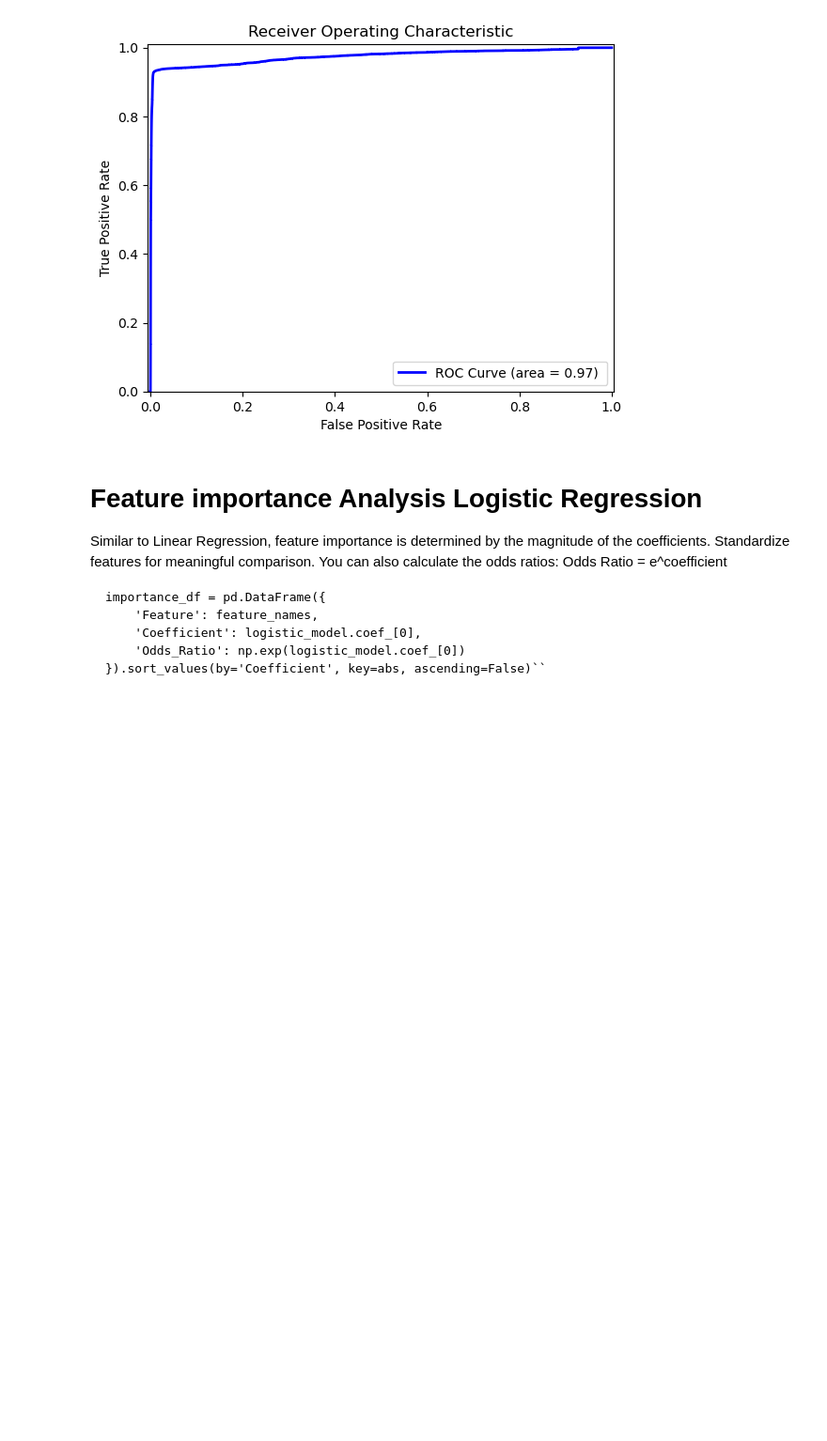
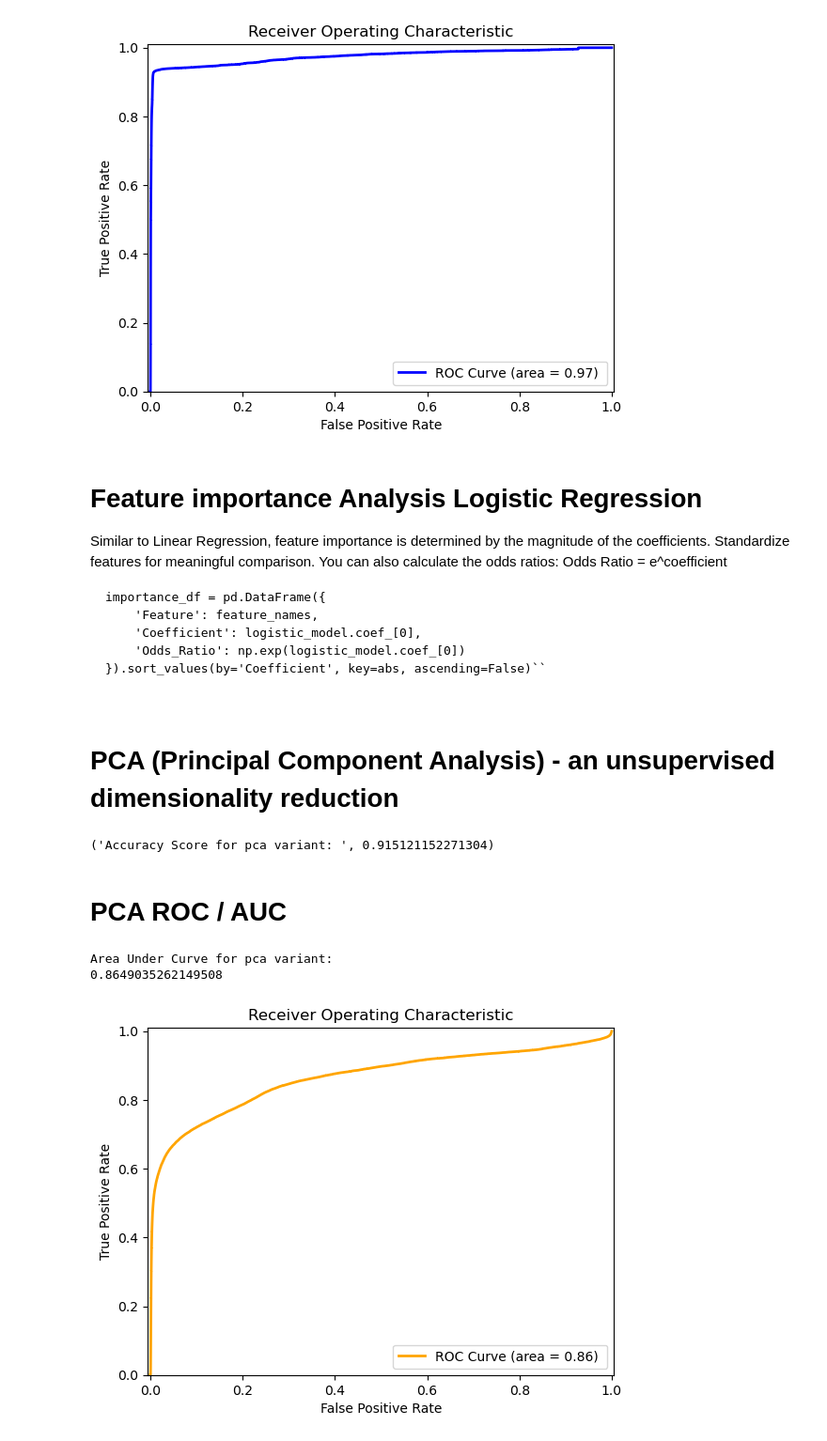
Before and after one commit to yliu160/CS4661_Project, a Jupyter notebook: Logistic Regression.ipynb, the cells around one changed output. Shown at 94% size. Saved outputs shown, nothing was run; the diff lists cells and outputs as text; code cells hidden in the pictures; blank space fills up the shorter version.

```diff
--- a/Logistic Regression.ipynb
+++ b/Logistic Regression.ipynb
@@ -64,3 +64,57 @@ importance_df = pd.DataFrame({
     'Coefficient': logistic_model.coef_[0],
     'Odds_Ratio': np.exp(logistic_model.coef_[0])
 }).sort_values(by='Coefficient', key=abs, ascending=False)``
+# %% [markdown]
+# PCA (Principal Component Analysis) - an unsupervised dimensionality reduction
+# %%
+pca = PCA(n_components = 10)
+X_Train_pca = pca.fit_transform(X_train_balanced)
+X_Test_pca = pca.transform(X_test_balanced)
+# %%
+#Instantiating LogisticRegressionClassifier object
+ccfd_logisticregression_pca = linear_model.LogisticRegression(random_state = 7)
+
+#Training the model
+ccfd_logisticregression_pca.fit(X_Train_pca,  y_train_balanced)
+
+#Using newly trained model with X_test_balanced to predict for Credit Card Fraud
+logisticregression_prediction_pca = ccfd_logisticregression_pca.predict(X_Test_pca)
+
+#Evaluating accuracy of model by comparing predicted labels with y_test values (actual)
+score_lr_pca = metrics.accuracy_score(y_test_balanced, logisticregression_prediction_pca)
+
+#Displaying final accuracy score
+"Accuracy Score for pca variant: ", score_lr_pca
+# %% [output]
+('Accuracy Score for pca variant: ', 0.915121152271304)
+# %% [markdown]
+# PCA ROC / AUC
+# %%
+#Estimating the probability of Credit Card Fraud Label
+logisticregression_prediction_probability_pca = ccfd_logisticregression_pca.predict_proba(X_Test_pca)
+
+#Calculating true positive rate(tpr) and false positive rate(fpr)
+fpr, tpr, thresholds = metrics.roc_curve(y_test_balanced, logisticregression_prediction_probability_pca[:,1], pos_label=1)
+
+#Calculating Area Under Curve
+AUC = metrics.auc(fpr, tpr)
+print("Area Under Curve for pca variant: ")
+print(AUC)
+
+#Plotting graph for ROC Curve
+plt.figure()
+plt.plot(fpr, tpr, color='orange', lw=2, label='ROC Curve (area = %0.2f) ' % AUC)
+
+#Defining range of x and y axes
+plt.xlim([-0.005, 1.005])
+plt.ylim([0.0, 1.01])
+
+#Defining labels, title and legend for graph
+plt.xlabel("False Positive Rate")
+plt.ylabel("True Positive Rate")
+plt.title("Receiver Operating Characteristic")
+plt.legend(loc='lower right');
+# %% [output]
+Area Under Curve for pca variant:
+0.8649035262149508
+[figure, added]
```
Also changed, not shown: 3 other files.
